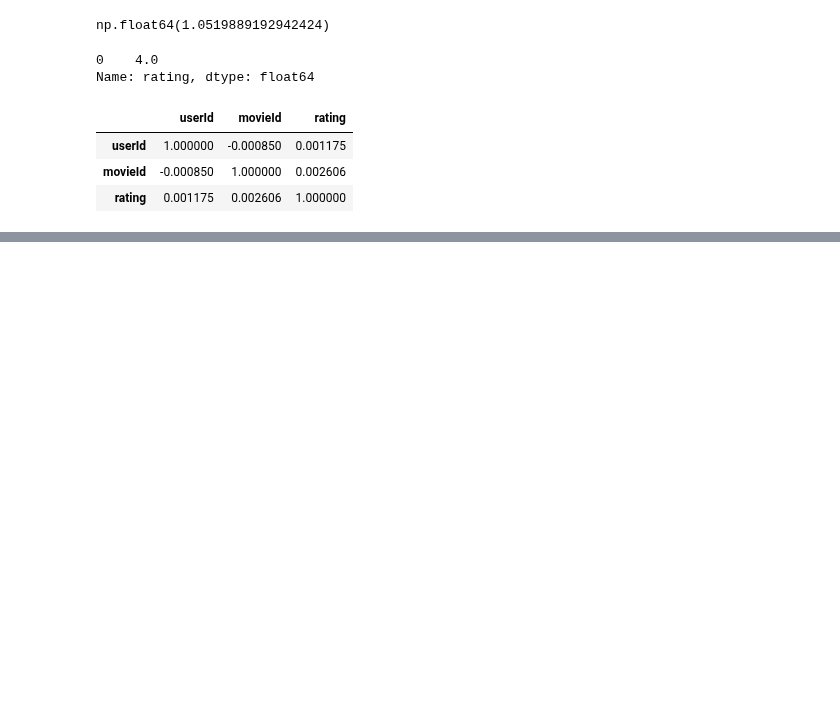
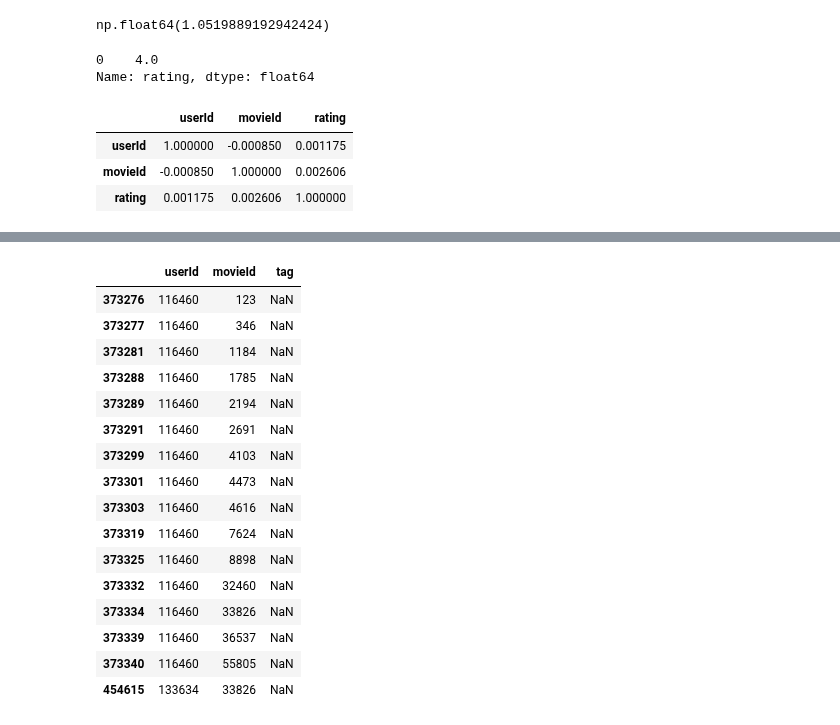
Before and after one commit to corpsedust/NareshIT, a Jupyter notebook: DailyClassroomNotes/15th February.ipynb, the cells around one changed output, grey strips where cells are left out. Drawn from its saved outputs; the diff is of its cells as text; code cells hidden in the pictures; blank space fills up the shorter version.

```diff
--- a/DailyClassroomNotes/15th February.ipynb
+++ b/DailyClassroomNotes/15th February.ipynb
@@ -327,0 +428,20 @@ ratings.corr()
+# %%
+tags[tags.isnull().any(axis = 1)]
+# %% [output]
+|  | userId | movieId | tag |
+| 373276 | 116460 | 123 | NaN |
+| 373277 | 116460 | 346 | NaN |
+| 373281 | 116460 | 1184 | NaN |
+| 373288 | 116460 | 1785 | NaN |
+| 373289 | 116460 | 2194 | NaN |
+| 373291 | 116460 | 2691 | NaN |
+| 373299 | 116460 | 4103 | NaN |
+| 373301 | 116460 | 4473 | NaN |
+| 373303 | 116460 | 4616 | NaN |
+| 373319 | 116460 | 7624 | NaN |
+| 373325 | 116460 | 8898 | NaN |
+| 373332 | 116460 | 32460 | NaN |
+| 373334 | 116460 | 33826 | NaN |
+| 373339 | 116460 | 36537 | NaN |
+| 373340 | 116460 | 55805 | NaN |
+| 454615 | 133634 | 33826 | NaN |
```
Also changed, not shown: parts of 22 cells of this notebook.
